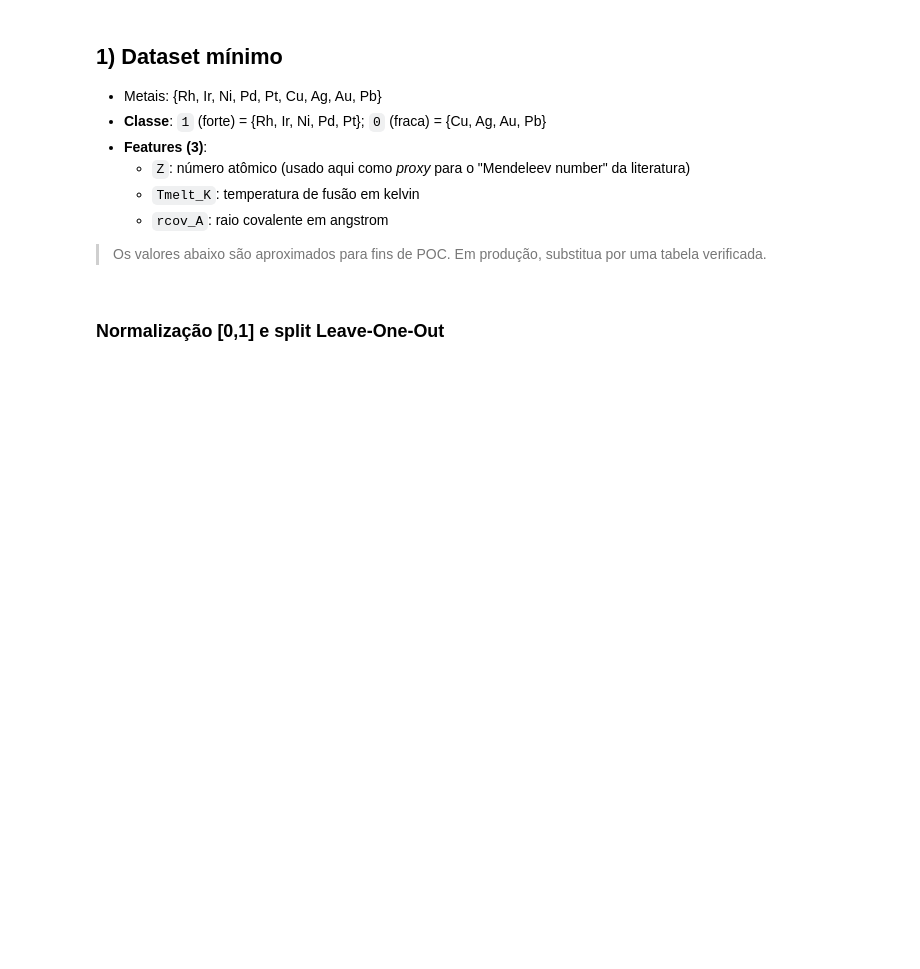
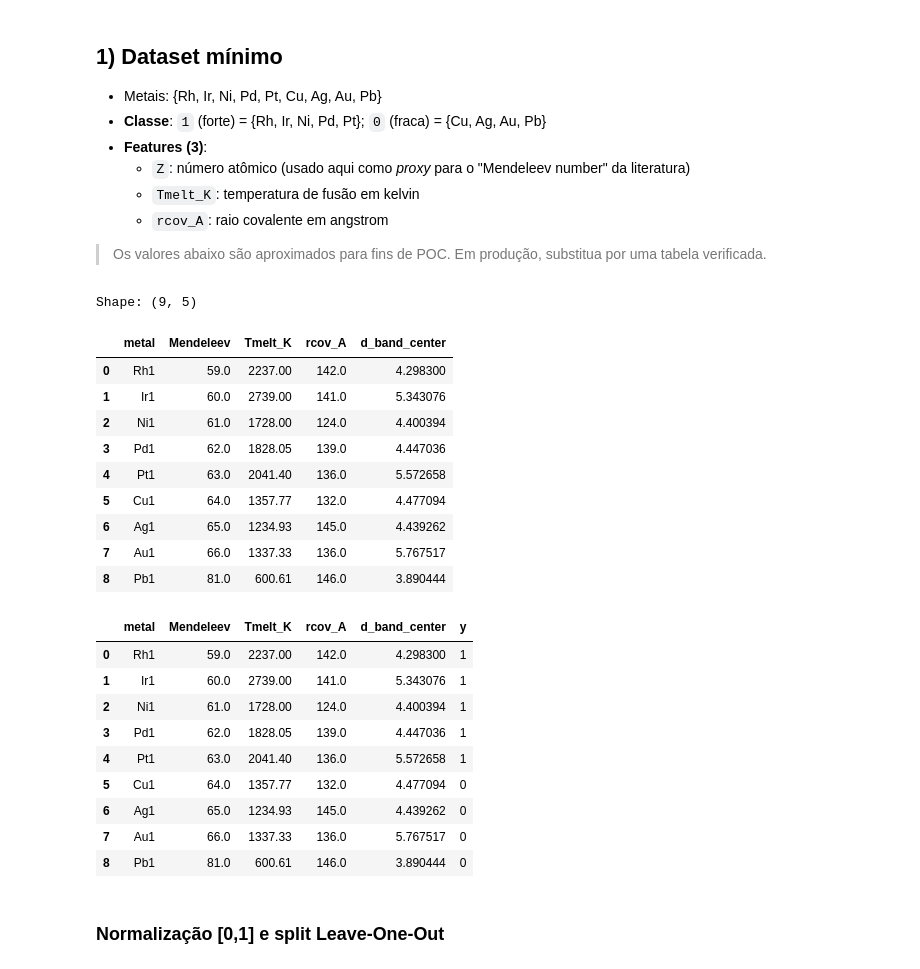
Before and after one commit to Sampa-USP/Catalysis, a Jupyter notebook: POC/POC_adsorcao_QML_AWS_reduzido___.ipynb, the cells around one changed output. Saved outputs shown, nothing was run; the diff lists cells and outputs as text; code cells hidden in the pictures; blank space fills up the shorter version.

```diff
--- a/POC/POC_adsorcao_QML_AWS_reduzido___.ipynb
+++ b/POC/POC_adsorcao_QML_AWS_reduzido___.ipynb
@@ -43,20 +41,47 @@ print("Libs ok.")
   - `rcov_A`: raio covalente em angstrom
 > Os valores abaixo são aproximados para fins de POC. Em produção, substitua por uma tabela verificada.
 # %%
+import pandas as pd
 
-data = [
-    ("Rh",   45,  2237, 1.35, 1),
-    ("Ir",   77,  2719, 1.36, 1),
-    ("Ni",   28,  1728, 1.24, 1),
-    ("Pd",   46,  1828, 1.39, 1),
-    ("Pt",   78,  2041, 1.36, 1),
-    ("Cu",   29,  1357, 1.32, 0),
-    ("Ag",   47,  1234, 1.45, 0),
-    ("Au",   79,  1337, 1.36, 0),
-    ("Pb",   82,   601, 1.44, 0),
-]
-df = pd.DataFrame(data, columns=["metal","Z","Tmelt_K","rcov_A","y"])
+# Carregar o dataset reduzido com as 4 features
+df = pd.read_csv("metal_features_reduzido.csv")
+
+print("Shape:", df.shape)
 display(df)
+
+# Separar X e y
+X = df[["Mendeleev", "Tmelt_K", "rcov_A", "d_band_center"]].to_numpy(dtype=float)
+
+# Adicionar manualmente a coluna de rótulos (classe: 1 = forte, 0 = fraca)
+labels = [1,1,1,1,1,0,0,0,0]  # Rh, Ir, Ni, Pd, Pt = 1; Cu, Ag, Au, Pb = 0
+df["y"] = labels
+y = df["y"].to_numpy(dtype=int)
+
+# Salvar novamente já com rótulo
+df.to_csv("metal_features_reduzido_com_y.csv", index=False)
+display(df)
+# %% [output]
+Shape: (9, 5)
+|  | metal | Mendeleev | Tmelt_K | rcov_A | d_band_center |
+| 0 | Rh1 | 59.0 | 2237.00 | 142.0 | 4.298300 |
+| 1 | Ir1 | 60.0 | 2739.00 | 141.0 | 5.343076 |
+| 2 | Ni1 | 61.0 | 1728.00 | 124.0 | 4.400394 |
+| 3 | Pd1 | 62.0 | 1828.05 | 139.0 | 4.447036 |
+| 4 | Pt1 | 63.0 | 2041.40 | 136.0 | 5.572658 |
+| 5 | Cu1 | 64.0 | 1357.77 | 132.0 | 4.477094 |
+| 6 | Ag1 | 65.0 | 1234.93 | 145.0 | 4.439262 |
+| 7 | Au1 | 66.0 | 1337.33 | 136.0 | 5.767517 |
+| 8 | Pb1 | 81.0 | 600.61 | 146.0 | 3.890444 |
+|  | metal | Mendeleev | Tmelt_K | rcov_A | d_band_center | y |
+| 0 | Rh1 | 59.0 | 2237.00 | 142.0 | 4.298300 | 1 |
+| 1 | Ir1 | 60.0 | 2739.00 | 141.0 | 5.343076 | 1 |
+| 2 | Ni1 | 61.0 | 1728.00 | 124.0 | 4.400394 | 1 |
+| 3 | Pd1 | 62.0 | 1828.05 | 139.0 | 4.447036 | 1 |
+| 4 | Pt1 | 63.0 | 2041.40 | 136.0 | 5.572658 | 1 |
+| 5 | Cu1 | 64.0 | 1357.77 | 132.0 | 4.477094 | 0 |
+| 6 | Ag1 | 65.0 | 1234.93 | 145.0 | 4.439262 | 0 |
+| 7 | Au1 | 66.0 | 1337.33 | 136.0 | 5.767517 | 0 |
+| 8 | Pb1 | 81.0 | 600.61 | 146.0 | 3.890444 | 0 |
 # %% [markdown]
 
 ### Normalização [0,1] e split Leave-One-Out
```
Also changed, not shown: parts of 12 cells of this notebook, 5 other files.
